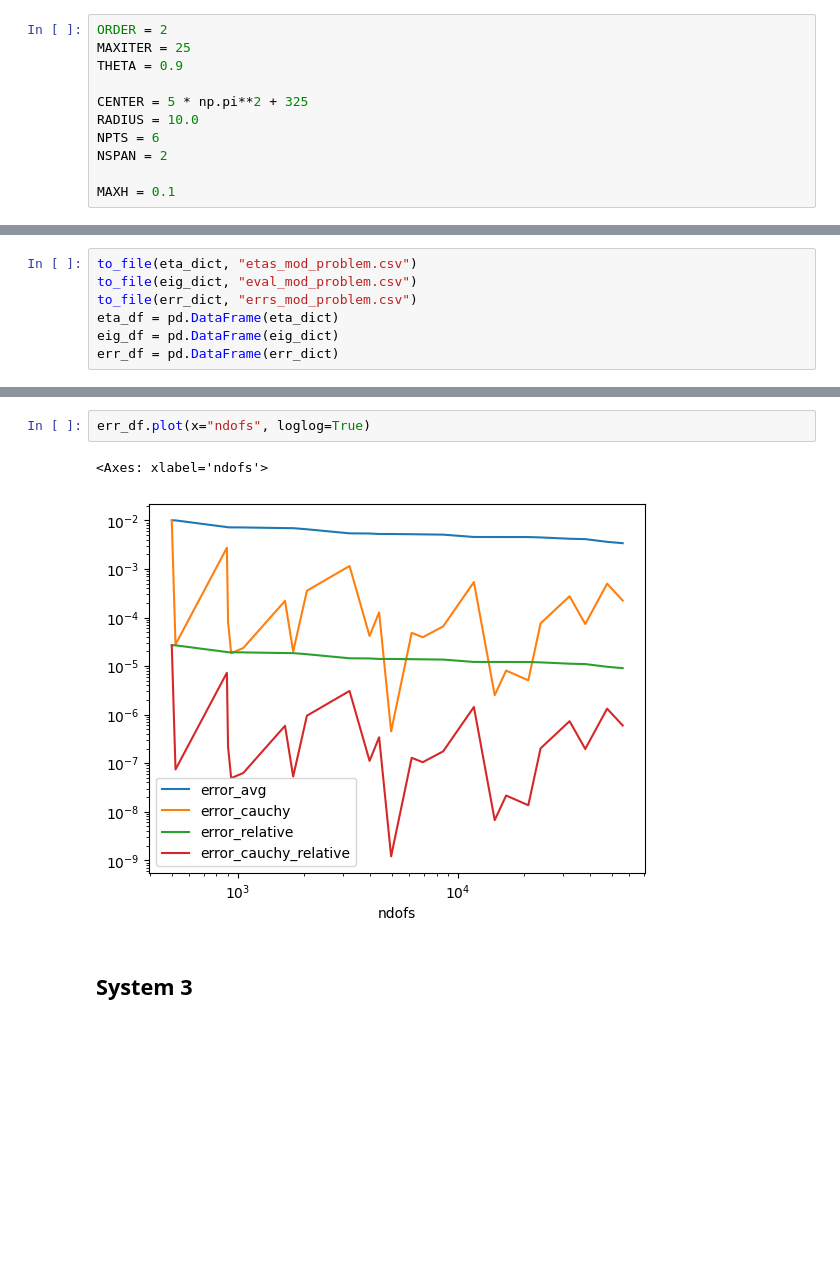
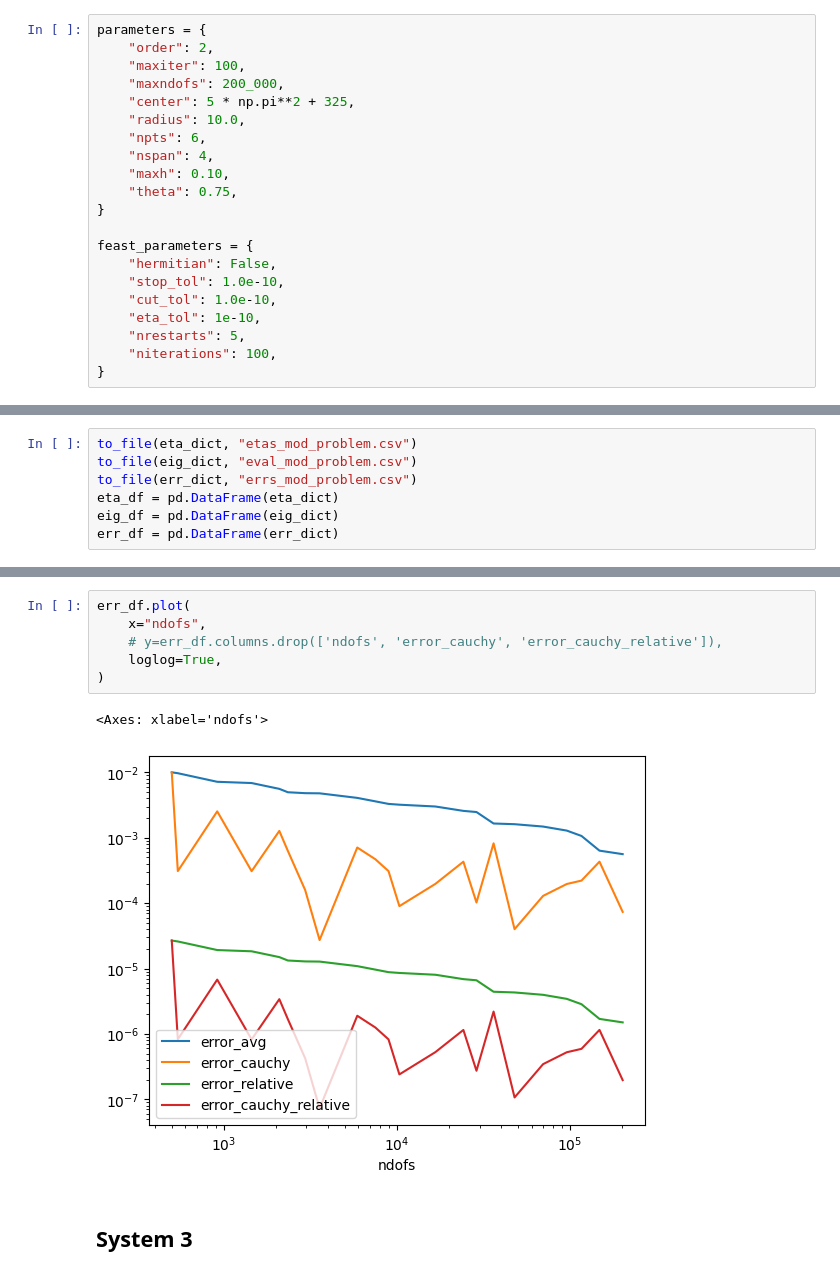
Before and after one commit to homeomorfismo/eig-loc, a Jupyter notebook: jupyter/Laplace.ipynb, the cells around one changed output, grey strips where cells are left out. Saved outputs shown, nothing was run; the diff lists cells and outputs as text; blank space fills up the shorter version.

```diff
--- a/jupyter/Laplace.ipynb
+++ b/jupyter/Laplace.ipynb
@@ -13,16 +16,26 @@ import matplotlib.pyplot as plt
 # %% [markdown]
 # Adaptivity
 # %%
-ORDER = 2
-MAXITER = 25
-THETA = 0.9
+parameters = {
+    "order": 2,
+    "maxiter": 100,
+    "maxndofs": 200_000,
+    "center": 5 * np.pi**2 + 325,
+    "radius": 10.0,
+    "npts": 6,
+    "nspan": 4,
+    "maxh": 0.10,
+    "theta": 0.75,
+}
 
-CENTER = 5 * np.pi**2 + 325
-RADIUS = 10.0
-NPTS = 6
-NSPAN = 2
-
-MAXH = 0.1
+feast_parameters = {
+    "hermitian": False,
+    "stop_tol": 1.0e-10,
+    "cut_tol": 1.0e-10,
+    "eta_tol": 1e-10,
+    "nrestarts": 5,
+    "niterations": 100,
+}
 # %% [markdown]
 ## System 1
 Consider
@@ -246,8 +174,12 @@ ax.hlines(y=CENTER, xmin=100, xmax=100000, color="purple", label="test")
 # %%
-err_df.plot(x="ndofs", loglog=True)
+err_df.plot(
+    x="ndofs",
+    # y=err_df.columns.drop(['ndofs', 'error_cauchy', 'error_cauchy_relative']),
+    loglog=True,
+)
 # %% [output]
 <Axes: xlabel='ndofs'>
-[figure, old version]
+[figure, new version]
 # %% [markdown]
 ## System 3
 # %% [markdown]
```
Also changed, not shown: parts of 61 cells of this notebook, 2 other files.
